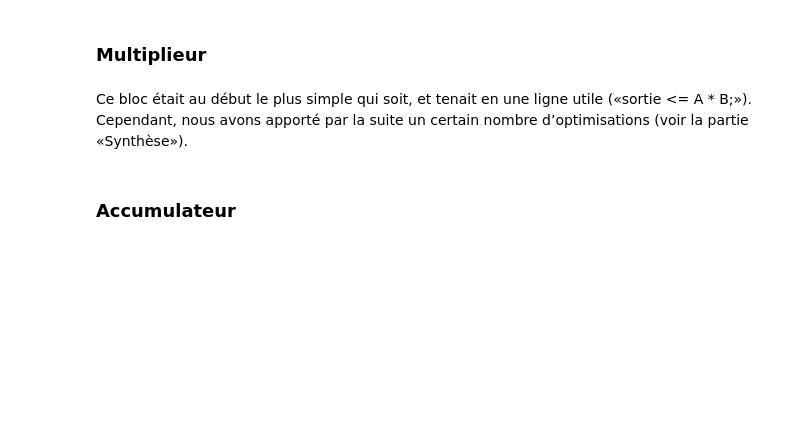
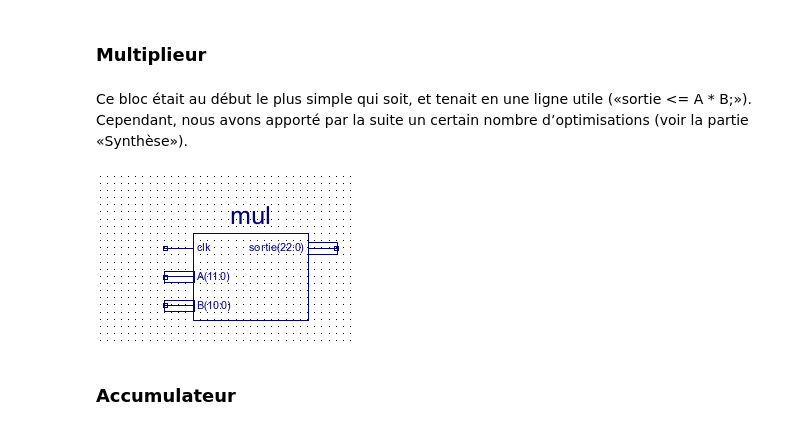
Before and after one commit to nim65s/N7, a Jupyter notebook: cours/Synthèse Numérique.ipynb, the cells around one changed output. Drawn from its saved outputs; the diff is of its cells as text; code cells hidden in the pictures; blank space fills up the shorter version.

```diff
--- a/cours/Synthèse Numérique.ipynb
+++ b/cours/Synthèse Numérique.ipynb
@@ -32,6 +40,10 @@ Ce bloc est une reprise du précédent, mais simplifié. La principale différen
 ### Multiplieur
 # %% [markdown]
 Ce bloc était au début le plus simple qui soit, et tenait en une ligne utile («sortie <= A * B;»). Cependant, nous avons apporté par la suite un certain nombre d’optimisations (voir la partie «Synthèse»).
+# %%
+Image(filename='/home/nim/Downloads/mul.png')
+# %% [output]
+[figure, added]
 # %% [markdown]
 ### Accumulateur
 # %% [markdown]
```
Also changed, not shown: parts of 4 cells of this notebook.
